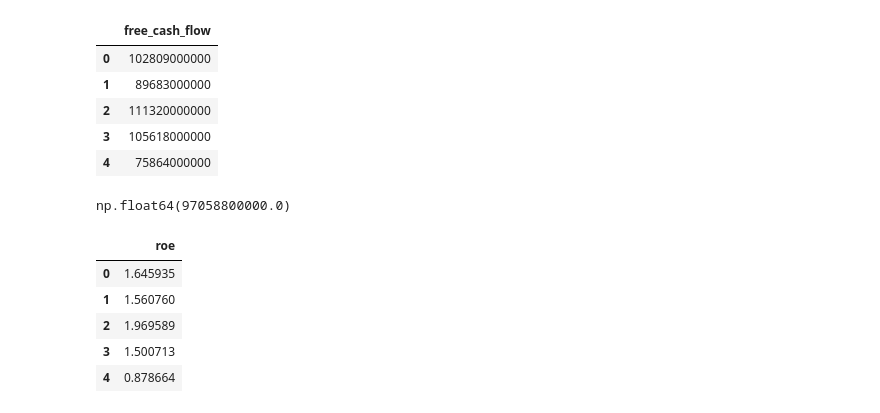
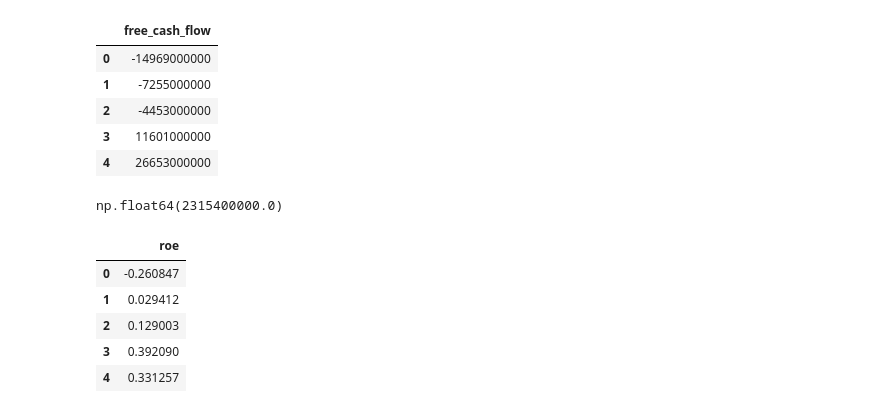
Before and after one commit to sergiobk201/fast_company_valuator, a Jupyter notebook: fast_company_valuator.ipynb, the cells around one changed output. Saved outputs shown, nothing was run; the diff lists cells and outputs as text; code cells hidden in the pictures.

Commit message:
updated the API request code to use requests.get() instead of fmp_get

```diff
--- a/fast_company_valuator.ipynb
+++ b/fast_company_valuator.ipynb
@@ -45,0 +32,7 @@ cf
+# %%
+cf_response = requests.get(
+    f'https://financialmodelingprep.com/stable/cash-flow-statement?symbol=AAPL&apikey={api_key}'
+)
+
+cf_data = cf_response.json()
+cf_data
@@ -45,0 +57,3 @@ cf
+# %%
+cf = pd.DataFrame(cf_data)
+cf
@@ -46,35 +68,35 @@ cf
 # %%
-cf_cfo = cf['operating_cash_flow']
-cf_capex = cf['capital_expenditure']
-cf_net_debt = cf['debt_repayment']
+cf_cfo = cf['operatingCashFlow']
+cf_capex = cf['capitalExpenditure']
+cf_net_debt = cf['netDebtIssuance']
 fcf = cf_cfo + cf_capex + cf_net_debt
 fcf_df = pd.DataFrame(fcf)
 fcf_df.columns = ['free_cash_flow']
 fcf_df
 # %% [output]
 |  | free_cash_flow |
-| 0 | 102809000000 |
-| 1 | 89683000000 |
-| 2 | 111320000000 |
-| 3 | 105618000000 |
-| 4 | 75864000000 |
+| 0 | -14969000000 |
+| 1 | -7255000000 |
+| 2 | -4453000000 |
+| 3 | 11601000000 |
+| 4 | 26653000000 |
 # %%
 today_fcf = np.average(fcf_df['free_cash_flow'])
 today_fcf
 # %% [output]
-np.float64(97058800000.0)
+np.float64(2315400000.0)
 # %%
-roe = cf['net_income'] / bs['total_equity']
+roe = cf['netIncome'] / bs['totalEquity']
 roe = pd.DataFrame(roe)
 roe.columns = ['roe']
 roe
 # %% [output]
 |  | roe |
-| 0 | 1.645935 |
-| 1 | 1.560760 |
-| 2 | 1.969589 |
-| 3 | 1.500713 |
-| 4 | 0.878664 |
+| 0 | -0.260847 |
+| 1 | 0.029412 |
+| 2 | 0.129003 |
+| 3 | 0.392090 |
+| 4 | 0.331257 |
 # %%
 avg_roe = np.average(roe['roe'])
 avg_roe
```
Also changed, not shown: parts of 17 cells of this notebook, 2 other files.
